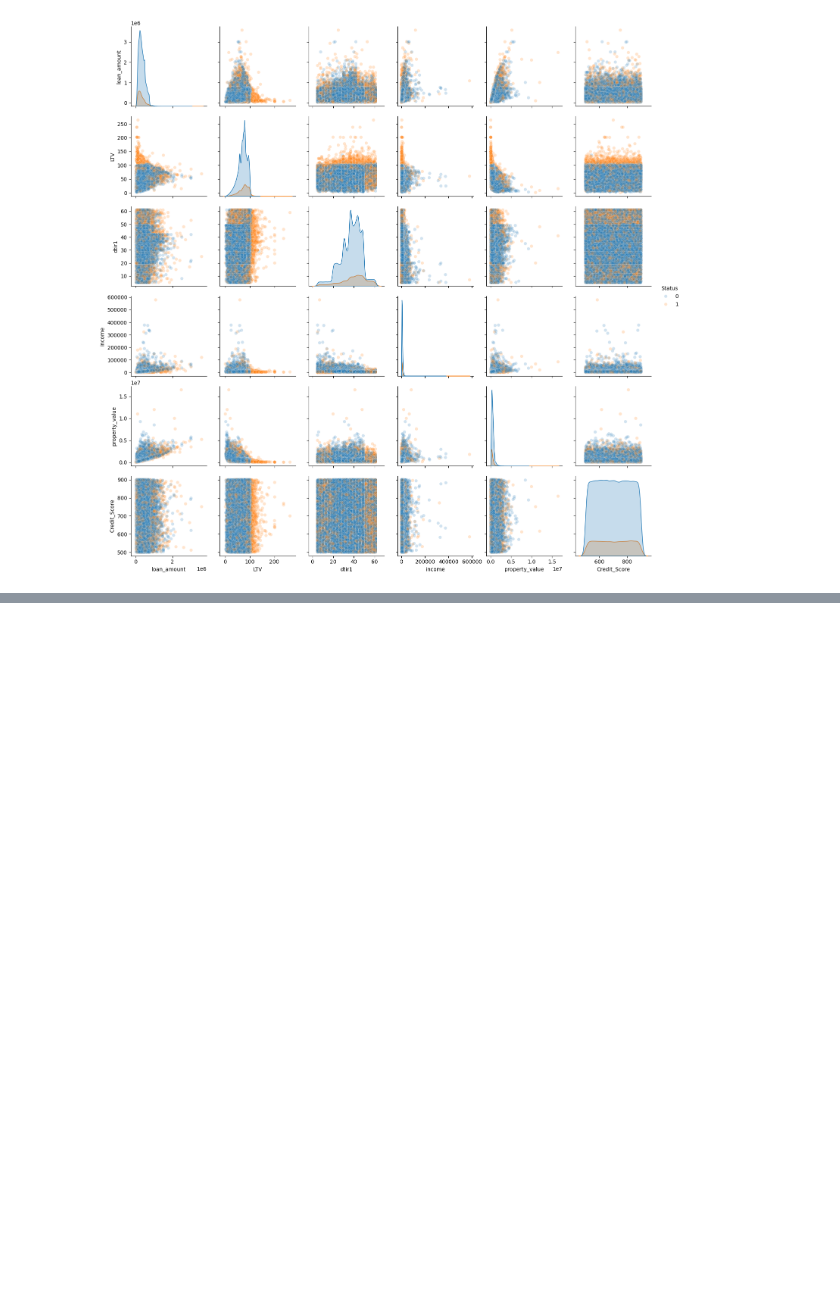
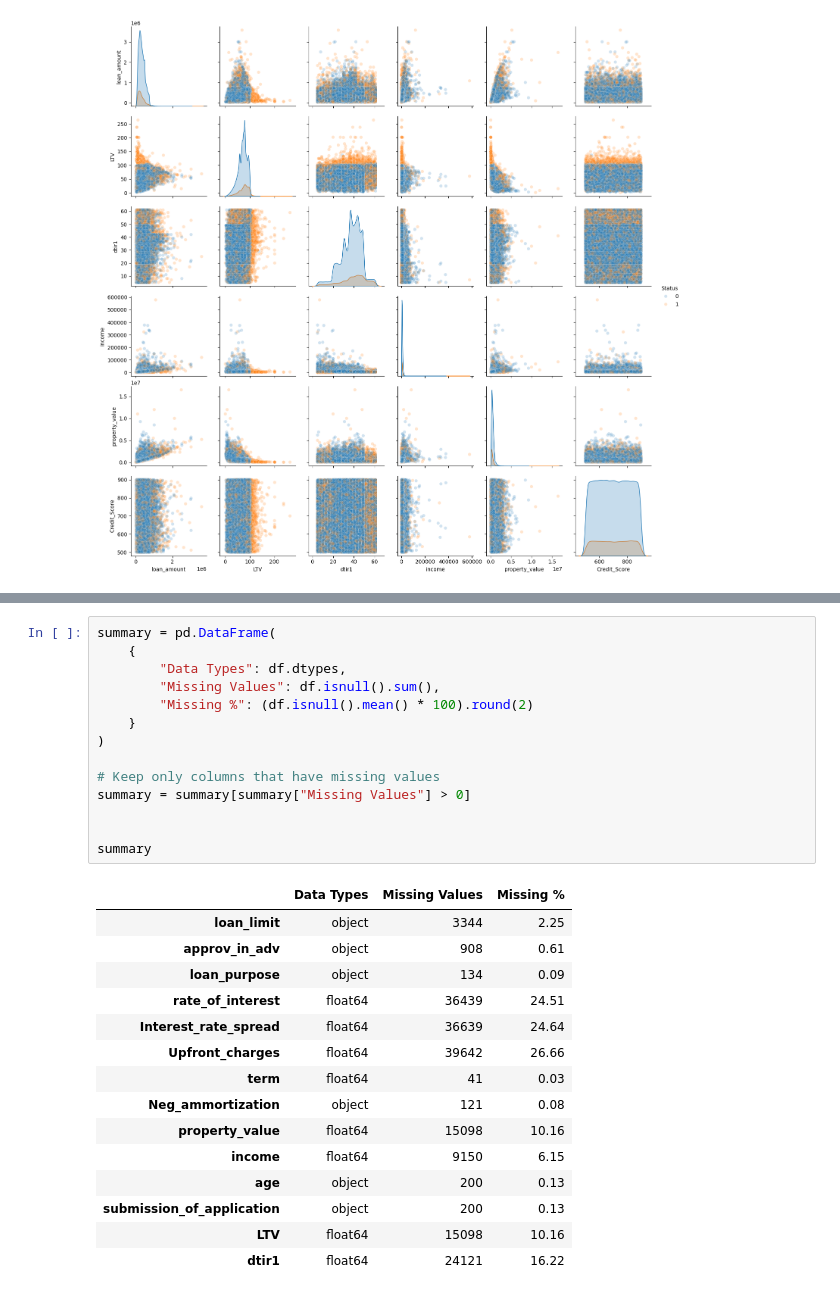
Before and after one commit to mircea-troc/loan-default-prediction, a Jupyter notebook: notebooks/01_exploration.ipynb, the cells around one changed output, grey strips where cells are left out. Cells and saved outputs as stored; diff of their text form; blank space fills up the shorter version.

```diff
--- a/notebooks/01_exploration.ipynb
+++ b/notebooks/01_exploration.ipynb
@@ -617,0 +646,30 @@ plt.show()
+# %%
+summary = pd.DataFrame(
+    {
+        "Data Types": df.dtypes,
+        "Missing Values": df.isnull().sum(),
+        "Missing %": (df.isnull().mean() * 100).round(2)
+    }
+)
+
+# Keep only columns that have missing values
+summary = summary[summary["Missing Values"] > 0]
+
+
+summary
+# %% [output]
+|  | Data Types | Missing Values | Missing % |
+| loan_limit | object | 3344 | 2.25 |
+| approv_in_adv | object | 908 | 0.61 |
+| loan_purpose | object | 134 | 0.09 |
+| rate_of_interest | float64 | 36439 | 24.51 |
+| Interest_rate_spread | float64 | 36639 | 24.64 |
+| Upfront_charges | float64 | 39642 | 26.66 |
+| term | float64 | 41 | 0.03 |
+| Neg_ammortization | object | 121 | 0.08 |
+| property_value | float64 | 15098 | 10.16 |
+| income | float64 | 9150 | 6.15 |
+| age | object | 200 | 0.13 |
+| submission_of_application | object | 200 | 0.13 |
+| LTV | float64 | 15098 | 10.16 |
+| dtir1 | float64 | 24121 | 16.22 |
```
Also changed, not shown: parts of 2 cells of this notebook, 1 other file.
